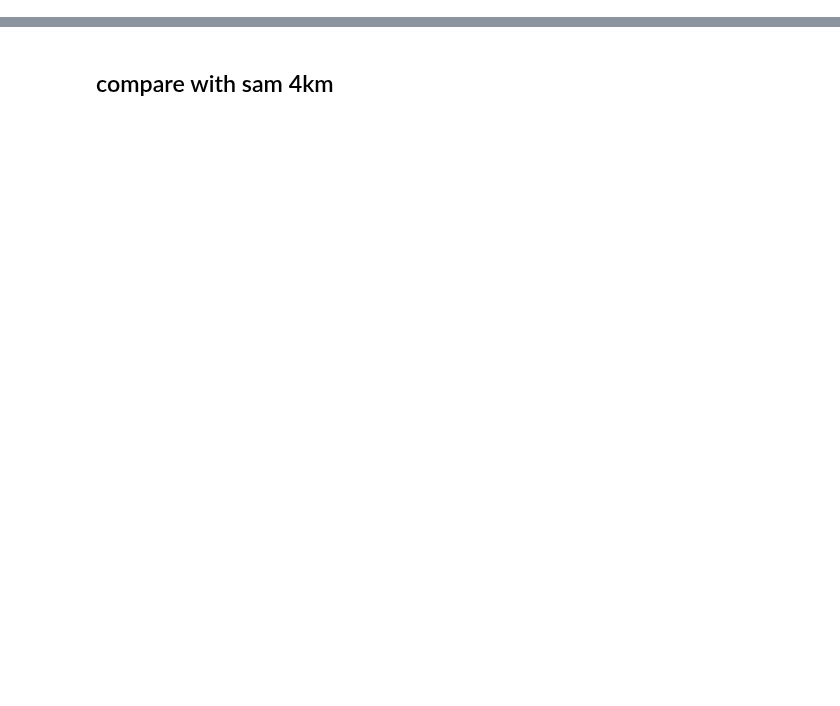
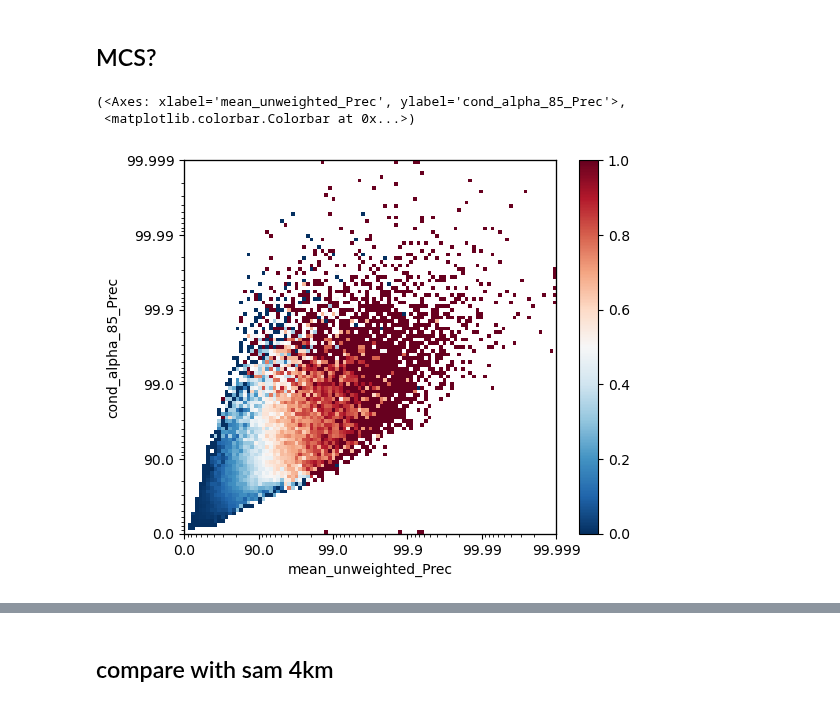
Before and after one commit to 19carenso/tempest, a Jupyter notebook: viz/obs_low_res.ipynb, the cells around one changed output, grey strips where cells are left out. Saved outputs shown, nothing was run; the diff lists cells and outputs as text; code cells hidden in the pictures; blank space fills up the shorter version.

```diff
--- a/viz/obs_low_res.ipynb
+++ b/viz/obs_low_res.ipynb
@@ -39,0 +30,3 @@ Time elapsed for propagating all labels: 11.12 seconds
+# %%
+# # ## Load storms
+st = storm_tracker.StormTracker(gr, label_var_id = "MCS_Feng", overwrite_storms = True, overwrite = False)
@@ -39,0 +51,2 @@ Time elapsed for propagating all labels: 11.12 seconds
+# %%
+jd = joint_distrib.JointDistribution(gr, st, var_id_1 = "mean_unweighted_Prec", var_id_2 = "cond_alpha_85_Prec", nbpd = 20, nd=5, overwrite = True, dist_mask = False)
@@ -39,0 +57,16 @@ Time elapsed for propagating all labels: 11.12 seconds
+# %%
+## Get ocean mask
+lm = gr.get_landmask()
+ocean = lm.Landmask == 0
+ocean = ocean.values[:,:,np.newaxis]
+land = ~ocean
+# %% [markdown]
+## MCS?
+# %%
+%matplotlib inline
+data, noise, count = jd.get_mcs_bin_fraction(region_mask = ocean, bin_noise_treshold= 1)
+jd.plot_data(data, noise, vbds = (0,1))
+# %% [output]
+(<Axes: xlabel='mean_unweighted_Prec', ylabel='cond_alpha_85_Prec'>,
+ <matplotlib.colorbar.Colorbar at 0x...>)
+[figure, added]
```
Also changed, not shown: parts of 18 cells of this notebook, 45 other files.
